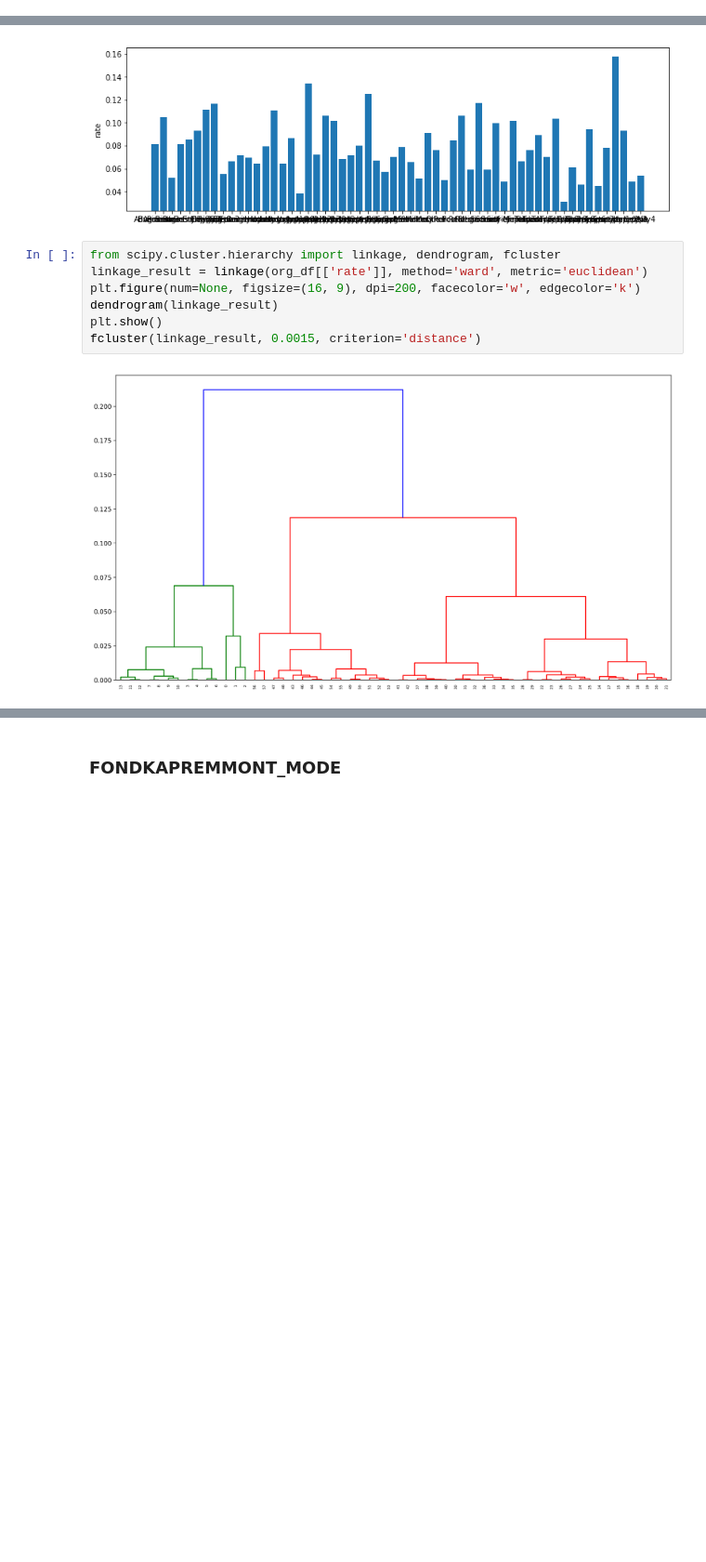
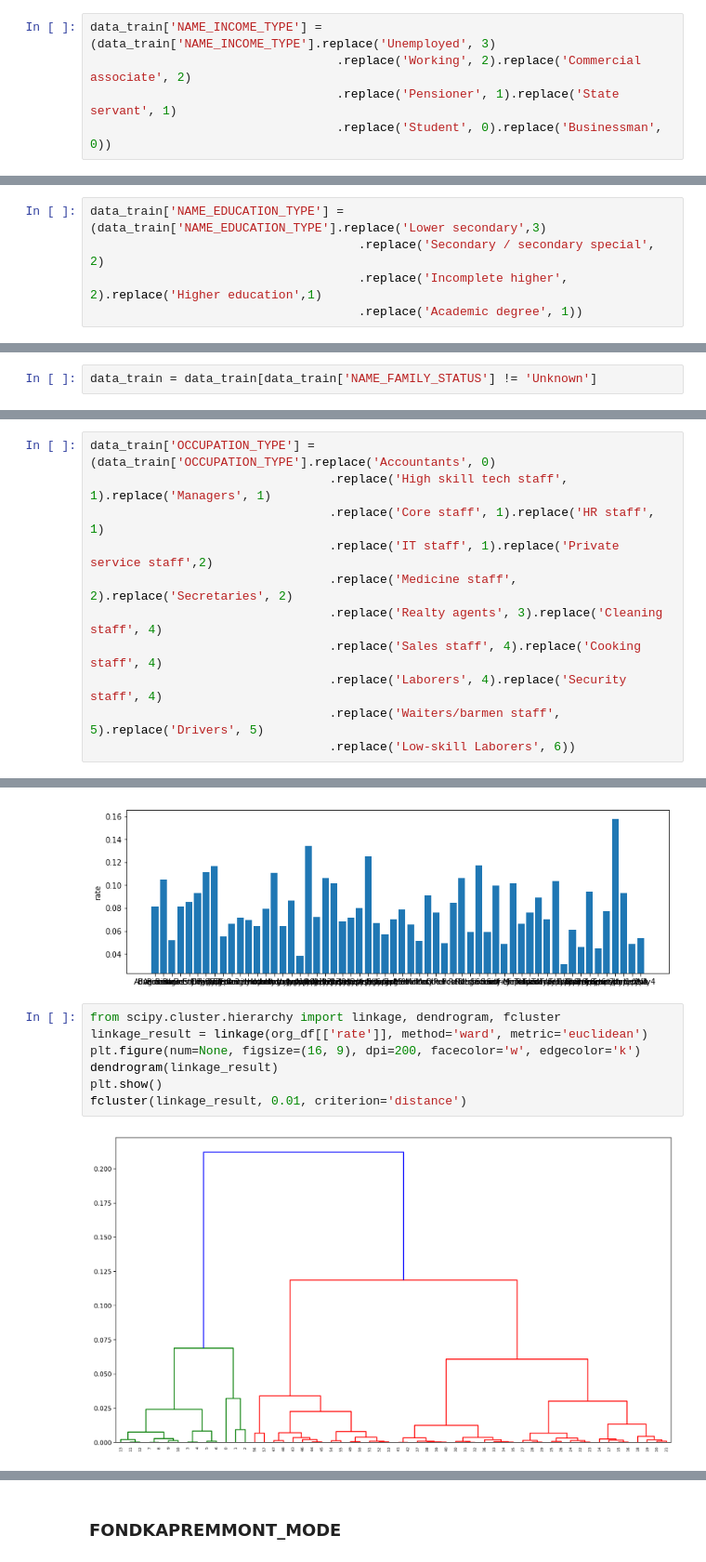
Before and after one commit to NibuTake/home_credit, a Jupyter notebook: preprocess_application.ipynb, the cells around one changed output, grey strips where cells are left out. Shown: that part at 93% size. Cells and saved outputs as stored; diff of their text form; blank space fills up the shorter version.

```diff
--- a/preprocess_application.ipynb
+++ b/preprocess_application.ipynb
@@ -323,0 +291,5 @@ Maternity leave
+# %%
+data_train['NAME_INCOME_TYPE'] = (data_train['NAME_INCOME_TYPE'].replace('Unemployed', 3)
+                                  .replace('Working', 2).replace('Commercial associate', 2)
+                                  .replace('Pensioner', 1).replace('State servant', 1)
+                                  .replace('Student', 0).replace('Businessman', 0))
@@ -349,3 +324,8 @@ Lower secondary
 Academic degree
 164 41
 ====Needless train columns====
+# %%
+data_train['NAME_EDUCATION_TYPE'] = (data_train['NAME_EDUCATION_TYPE'].replace('Lower secondary',3)
+                                     .replace('Secondary / secondary special', 2)
+                                     .replace('Incomplete higher', 2).replace('Higher education',1)
+                                     .replace('Academic degree', 1))
@@ -382,3 +370,5 @@ Unknown
+# %%
+data_train = data_train[data_train['NAME_FAMILY_STATUS'] != 'Unknown']
 # %% [markdown]
 ### NAME_HOUSING_TYPE
 # %%
@@ -454,3 +444,14 @@ Core staff
 IT staff
 526 81
 ====Needless train columns====
+# %%
+data_train['OCCUPATION_TYPE'] = (data_train['OCCUPATION_TYPE'].replace('Accountants', 0)
+                                 .replace('High skill tech staff', 1).replace('Managers', 1)
+                                 .replace('Core staff', 1).replace('HR staff', 1)
+                                 .replace('IT staff', 1).replace('Private service staff',2)
+                                 .replace('Medicine staff', 2).replace('Secretaries', 2)
+                                 .replace('Realty agents', 3).replace('Cleaning staff', 4)
+                                 .replace('Sales staff', 4).replace('Cooking staff', 4)
+                                 .replace('Laborers', 4).replace('Security staff', 4)
+                                 .replace('Waiters/barmen staff', 5).replace('Drivers', 5)
+                                 .replace('Low-skill Laborers', 6))
@@ -514,9 +519,9 @@ ORGANIZATION_TYPE
 # %%
 from scipy.cluster.hierarchy import linkage, dendrogram, fcluster
 linkage_result = linkage(org_df[['rate']], method='ward', metric='euclidean')
 plt.figure(num=None, figsize=(16, 9), dpi=200, facecolor='w', edgecolor='k')
 dendrogram(linkage_result)
 plt.show()
-fcluster(linkage_result, 0.0015, criterion='distance')
+fcluster(linkage_result, 0.01, criterion='distance')
 # %% [output]
-[figure, old version]
+[figure, new version]
```
Also changed, not shown: parts of 24 cells of this notebook, 1 other file.
